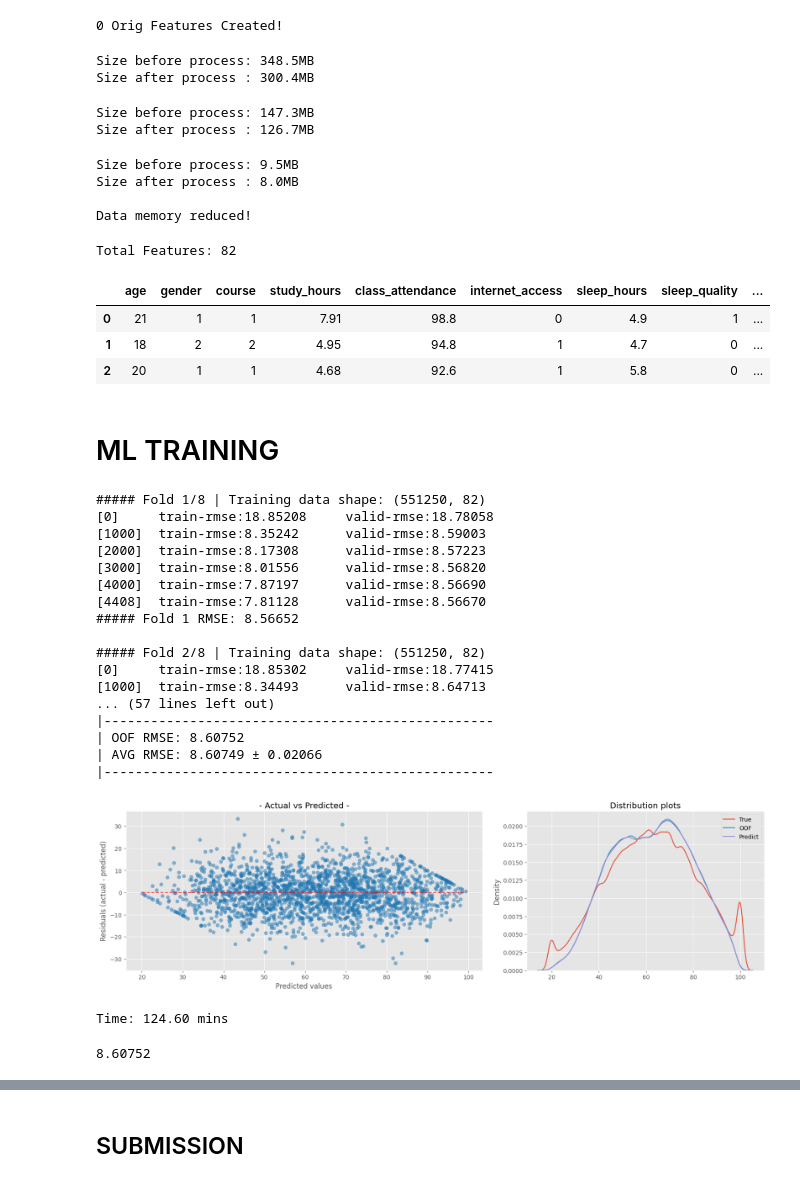
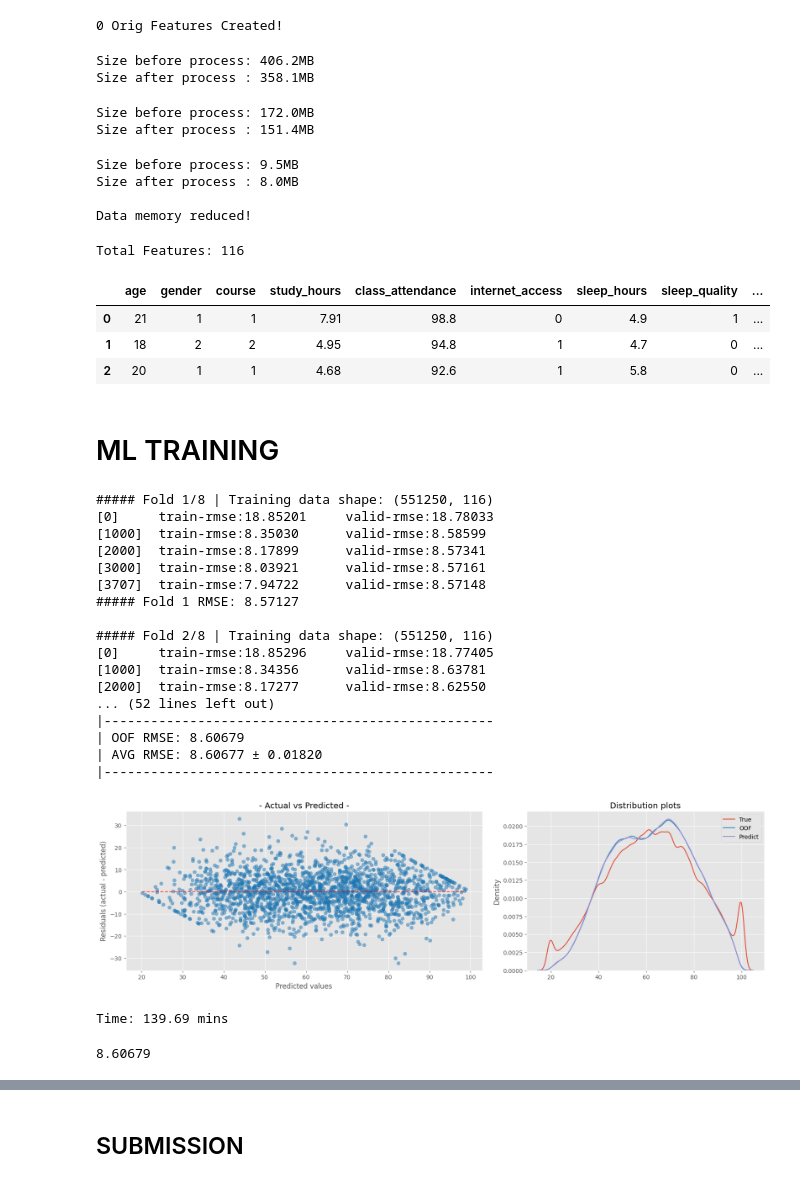
Before and after one commit to coded-sly/ps6e1-Student-Test-Score, a Jupyter notebook: ps6e1-xgb-orig-basescore.ipynb, the cells around one changed output, grey strips where cells are left out. Cells and saved outputs as stored; diff of their text form; code cells hidden in the pictures.

Commit message:
Kaggle Notebook | ps6e1 | XGB | Orig+BaseScore | ⬆️ loss_extended_1

```diff
--- a/ps6e1-xgb-orig-basescore.ipynb
+++ b/ps6e1-xgb-orig-basescore.ipynb
@@ -235,8 +235,8 @@ def dataloader(filepath):
 # %%
 PATHS = [
     # '/kaggle/input/ps6e1-per-feature-ag',
-    # '/kaggle/input/ps6e1-autogluon-trainorig',
-    '/kaggle/input/ps6e1-lr-gbdt-nn-trainorig', # ⬆️ gbdt_extended_2
+    '/kaggle/input/ps6e1-autogluon-trainorig',
+    # '/kaggle/input/ps6e1-lr-gbdt-nn-trainorig', # ⬆️ gbdt_extended_2
 ]
 
 ## -- Load dataframes --
@@ -708,10 +708,10 @@ gc.collect()
 
 print(f"Data memory reduced!")
 # %% [output]
-Size before process: 348.5MB
-Size after process : 300.4MB
+Size before process: 406.2MB
+Size after process : 358.1MB
-Size before process: 147.3MB
-Size after process : 126.7MB
+Size before process: 172.0MB
+Size after process : 151.4MB
 Size before process: 9.5MB
 Size after process : 8.0MB
 
@@ -722,7 +722,7 @@ print('Total Features:', len(FEATURES))
 
 train.head(3)
 # %% [output]
-Total Features: 82
+Total Features: 116
 |  | age | gender | course | study_hours | class_attendance | internet_access | sleep_hours | sleep_quality | ... |
 | 0 | 21 | 1 | 1 | 7.91 | 98.8 | 0 | 4.9 | 1 | ... |
 | 1 | 18 | 2 | 2 | 4.95 | 94.8 | 1 | 4.7 | 0 | ... |
@@ -923,13 +923,13 @@ for i, (train_idx, val_idx) in enumerate(kf.split(X)):
     X_val   = combined.iloc[len(X_train):len(X_train)+len(X_val)]
     X_test  = combined.iloc[len(X_train)+len(X_val):]
 
-    suffix = 'gbdt_ext2'
+    suffix = 'loss_ext'
     params = {
         # 'sampling_method': 'gradient_based',
         # # ---------------------------------------
-        # 'grow_policy': 'lossguide',
-        # 'max_leaves': 128,
-        'max_depth': 8, # 0 if lossguide
+        'grow_policy': 'lossguide',
+        'max_leaves': 128,
+        'max_depth': 0, # 0 if lossguide
         # ---------------------------------------
         'objective': 'reg:squarederror',
         'eval_metric': "rmse",
@@ -986,49 +986,49 @@ print(f"|{'-'*50}")
 _, axs = plt.subplots(1, 2, figsize=(20, 5), gridspec_kw={'width_ratios':[0.6, 0.4], 'wspace':0.15})
 display = PredictionErrorDisplay.from_predictions(
     pd.Series(y), oof_preds, ax=axs[0], subsample=2000,
     # kind = "actual_vs_predicted",
     scatter_kwargs={"alpha": 0.5}, line_kwargs={'color': 'r'},
         )
 axs[0].set_title(f"- Actual vs Predicted -")
 
 LABELS = ['True', 'OOF', 'Predict']
 sns.kdeplot(y, ax=axs[1], label=LABELS[0])
 sns.kdeplot(oof_preds, ax=axs[1], label=LABELS[1])
 sns.kdeplot(test_preds, ax=axs[1], label=LABELS[2])
 axs[1].set_title(f"Distribution plots")
 
 for ax in axs:
     # ax.grid(False)
     ax.spines['top'].set_visible(False)
     ax.spines['right'].set_visible(False)
 
 plt.legend()
 plt.tight_layout()
 plt.show()
 
 tok = time()
 tiktok = (tok-tik) / 60
 print(f"Time: {tiktok:.2f} mins")
 # %% [output]
-##### Fold 1/8 | Training data shape: (551250, 82)
-[0]     train-rmse:18.85208     valid-rmse:18.78058
-[1000]  train-rmse:8.35242      valid-rmse:8.59003
-[2000]  train-rmse:8.17308      valid-rmse:8.57223
-[3000]  train-rmse:8.01556      valid-rmse:8.56820
-[4000]  train-rmse:7.87197      valid-rmse:8.56690
-[4408]  train-rmse:7.81128      valid-rmse:8.56670
-##### Fold 1 RMSE: 8.56652
+##### Fold 1/8 | Training data shape: (551250, 116)
+[0]     train-rmse:18.85201     valid-rmse:18.78033
+[1000]  train-rmse:8.35030      valid-rmse:8.58599
+[2000]  train-rmse:8.17899      valid-rmse:8.57341
+[3000]  train-rmse:8.03921      valid-rmse:8.57161
+[3707]  train-rmse:7.94722      valid-rmse:8.57148
+##### Fold 1 RMSE: 8.57127
 
-##### Fold 2/8 | Training data shape: (551250, 82)
-[0]     train-rmse:18.85302     valid-rmse:18.77415
-[1000]  train-rmse:8.34493      valid-rmse:8.64713
-... (57 lines left out)
+##### Fold 2/8 | Training data shape: (551250, 116)
+[0]     train-rmse:18.85296     valid-rmse:18.77405
+[1000]  train-rmse:8.34356      valid-rmse:8.63781
+[2000]  train-rmse:8.17277      valid-rmse:8.62550
+... (52 lines left out)
 |--------------------------------------------------
-| OOF RMSE: 8.60752
-| AVG RMSE: 8.60749 ± 0.02066
+| OOF RMSE: 8.60679
+| AVG RMSE: 8.60677 ± 0.01820
 |--------------------------------------------------
-[figure, old version]
+[figure, new version]
-Time: 124.60 mins
+Time: 139.69 mins
 # %%
 float(overall_score)
 # 5folds + stop 200 + lr 0.1 + depth 8:
@@ -1036,7 +1036,7 @@ float(overall_score)
 # external1 only:: -> 8.63173 || loss-> 8.63004
 # external2 only:: -> 8.64500 || loss-> 8.64123
 # %% [output]
-8.60752
+8.60679
 # %%
 ## -- plot_shap --
 MAX = 20
```
Also changed, not shown: parts of 6 cells of this notebook.
